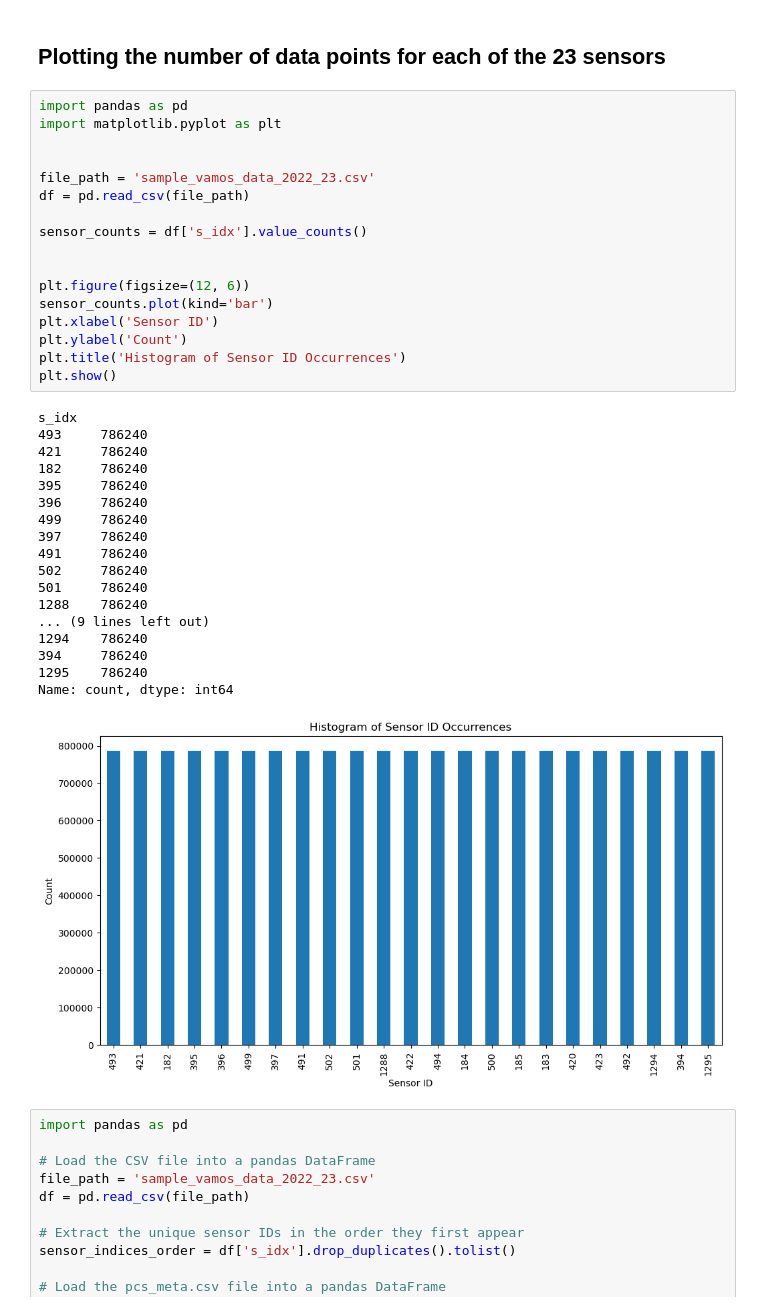
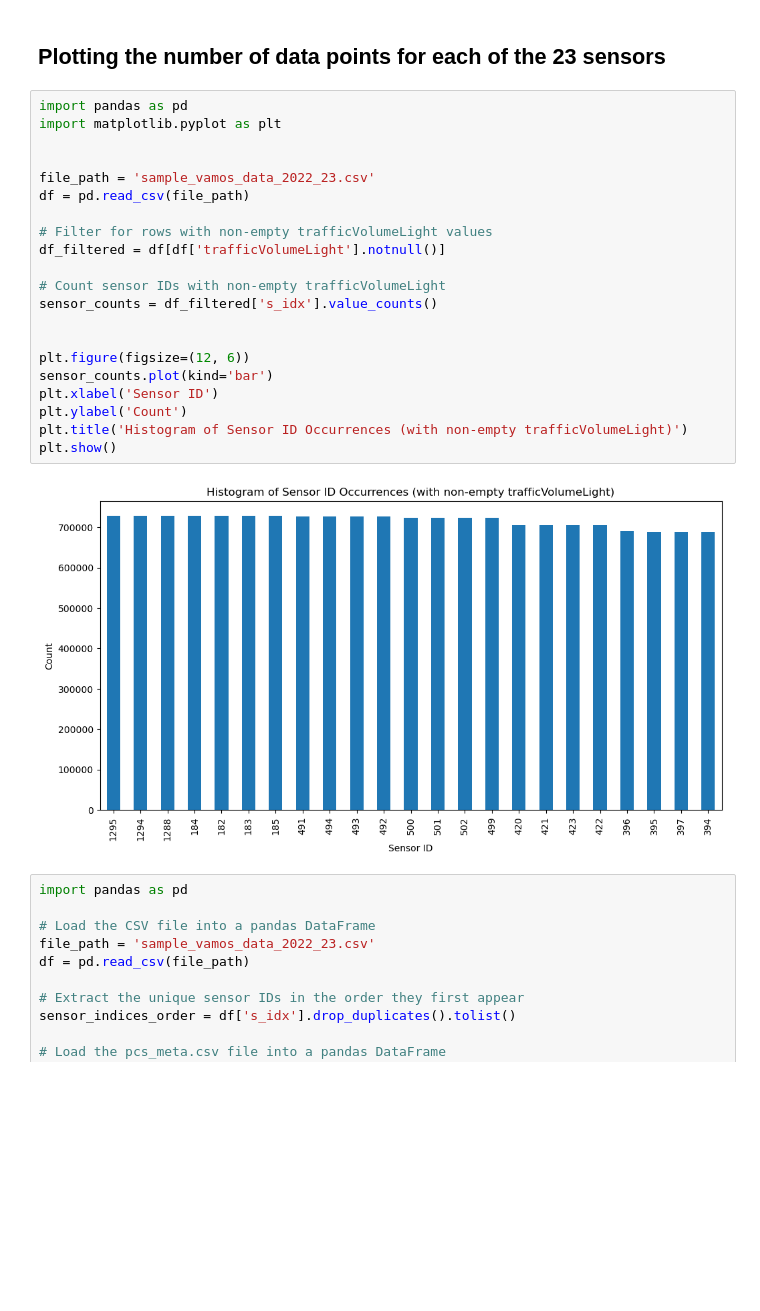
Before and after one commit to malay-gaherwar/traffic_prediction, a Jupyter notebook: Visualization.ipynb, the cells around one changed output. Cells and saved outputs as stored; diff of their text form; blank space fills up the shorter version.

Commit message:
Visualization file editted.

```diff
--- a/Visualization.ipynb
+++ b/Visualization.ipynb
@@ -786,39 +789,26 @@ display(df)
 # %%
 import pandas as pd
 import matplotlib.pyplot as plt
 
 
 file_path = 'sample_vamos_data_2022_23.csv'
 df = pd.read_csv(file_path)
 
-sensor_counts = df['s_idx'].value_counts()
+# Filter for rows with non-empty trafficVolumeLight values
+df_filtered = df[df['trafficVolumeLight'].notnull()]
+
+# Count sensor IDs with non-empty trafficVolumeLight
+sensor_counts = df_filtered['s_idx'].value_counts()
 
 
 plt.figure(figsize=(12, 6))
 sensor_counts.plot(kind='bar')
 plt.xlabel('Sensor ID')
 plt.ylabel('Count')
-plt.title('Histogram of Sensor ID Occurrences')
+plt.title('Histogram of Sensor ID Occurrences (with non-empty trafficVolumeLight)')
 plt.show()
 # %% [output]
-s_idx
-493     786240
-421     786240
-182     786240
-395     786240
-396     786240
-499     786240
-397     786240
-491     786240
-502     786240
-501     786240
-1288    786240
-... (9 lines left out)
-1294    786240
-394     786240
-1295    786240
-Name: count, dtype: int64
-[figure, old version]
+[figure, new version]
 # %%
 import pandas as pd
 
```
Also changed, not shown: parts of 14 cells of this notebook.
